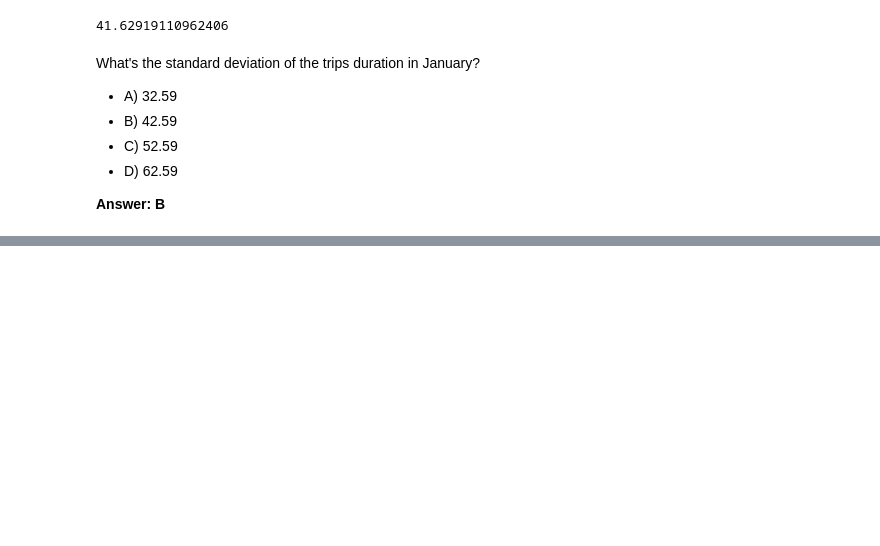
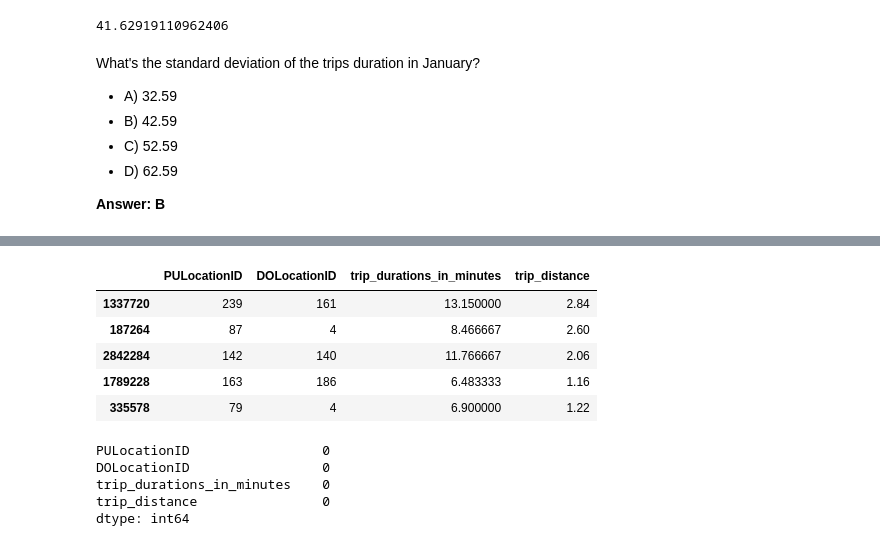
Before and after one commit to Princekrampah/mlops-zoomcamp, a Jupyter notebook: 01-intro/homework.ipynb, the cells around one changed output, grey strips where cells are left out. Drawn from its saved outputs; the diff is of its cells as text; code cells hidden in the pictures; blank space fills up the shorter version.

```diff
--- a/01-intro/homework.ipynb
+++ b/01-intro/homework.ipynb
@@ -86,0 +147,19 @@ What's the standard deviation of the trips duration in January?
+# %%
+# Drop only important columns to avoid dropping alot of columns
+df = df[["PULocationID", "DOLocationID", "trip_durations_in_minutes", "trip_distance"]]
+df.head()
+# %% [output]
+|  | PULocationID | DOLocationID | trip_durations_in_minutes | trip_distance |
+| 1337720 | 239 | 161 | 13.150000 | 2.84 |
+| 187264 | 87 | 4 | 8.466667 | 2.60 |
+| 2842284 | 142 | 140 | 11.766667 | 2.06 |
+| 1789228 | 163 | 186 | 6.483333 | 1.16 |
+| 335578 | 79 | 4 | 6.900000 | 1.22 |
+# %%
+df.isna().sum()
+# %% [output]
+PULocationID                 0
+DOLocationID                 0
+trip_durations_in_minutes    0
+trip_distance                0
+dtype: int64
```
Also changed, not shown: parts of 35 cells of this notebook.
